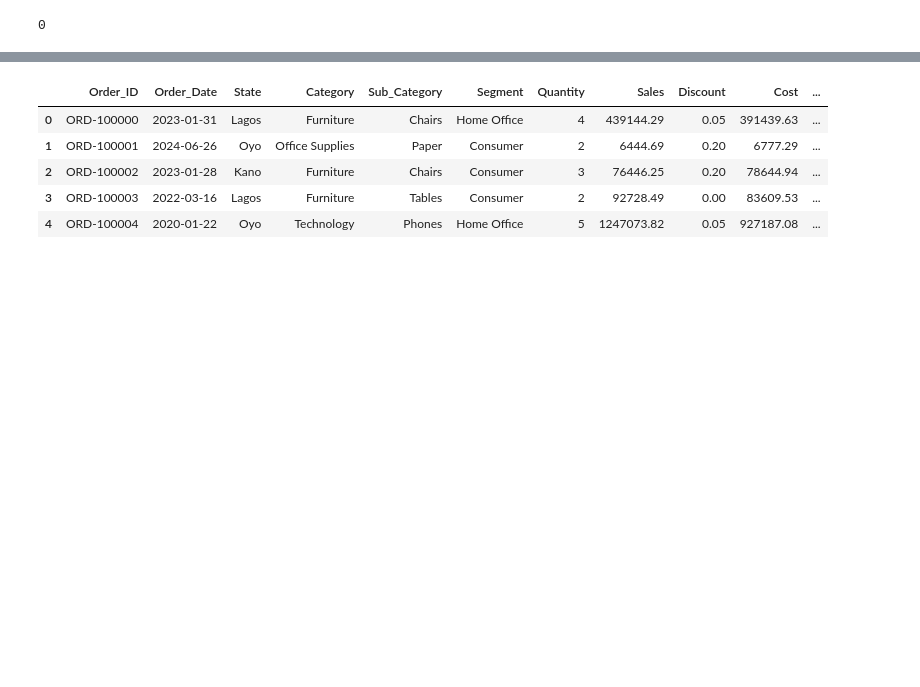
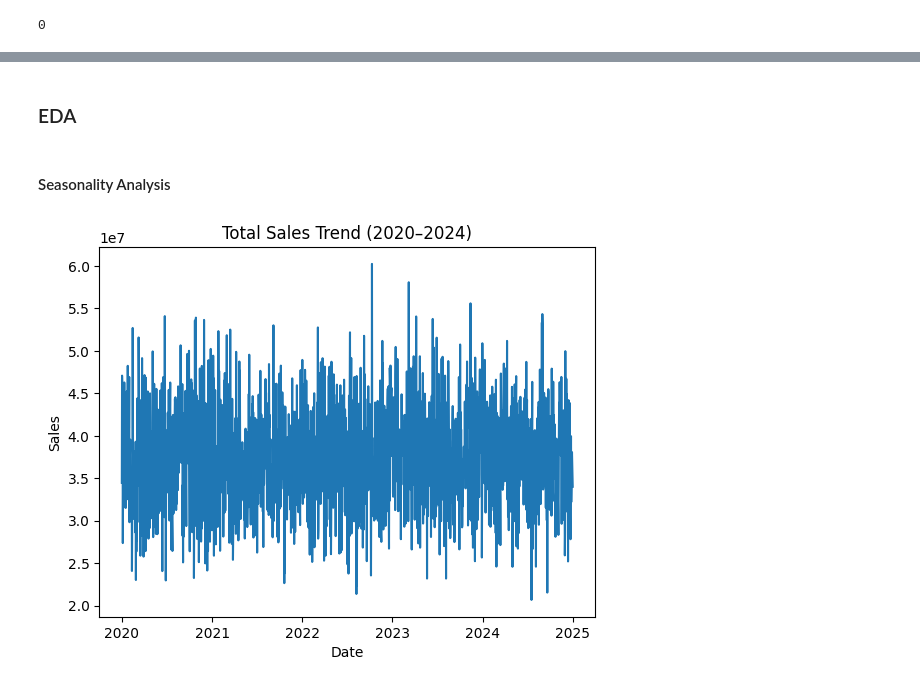
Before and after one commit to netebom/retail-sales-profitability-analysis-nigeria, a Jupyter notebook: notebook/Untitled.ipynb, the cells around one changed output, grey strips where cells are left out. Drawn from its saved outputs; the diff is of its cells as text; code cells hidden in the pictures; blank space fills up the shorter version.

Commit message:
Save changes to Readme, Jupyter notebook, and data files

```diff
--- a/notebook/Untitled.ipynb
+++ b/notebook/Untitled.ipynb
@@ -4,5 +112,18 @@ import pandas as pd
+# %%
+n_customers = 8000
+
+customers = pd.DataFrame({
+    "Customer_ID": [f"CUST-{i:05d}" for i in range(1, n_customers + 1)],
+    "State": np.random.choice(df["State"].unique(), n_customers),
+    "Segment": np.random.choice(df["Segment"].unique(), n_customers)
+})
+# %%
+df["Customer_ID"] = np.random.choice(
+    customers["Customer_ID"],
+    size=len(df)
+)
 # %%
-df = pd.read_csv("../dataset/raw/retail_sales_nigeria.csv")
+df.to_csv("retail_nigeria_synthetic.csv", index=False)
 df.head()
 # %% [output]
 |  | Order_ID | Order_Date | State | Category | Sub_Category | Segment | Quantity | Sales | Discount | Cost | ... |
@@ -15,0 +135,9 @@ df.head()
+# %%
+cols = ['Customer_ID'] + [c for c in df.columns if c != 'Customer_ID']
+df = df[cols]
+
+cols = [c for c in df.columns if c != 'Customer_ID'] + ['Customer_ID']
+df = df[cols]
+
+col = df.pop('Customer_ID')
+df.insert(0, 'Customer_ID', col)
@@ -312,11 +281,19 @@ df["Profit_Margin"] = df["Profit"] / df["Sales"]
-# %%
-df.to_csv("../dataset/raw/retail_sales_nigeria.csv", index=False)
-
-df.head()
-# %% [output]
-|  | Order_ID | Order_Date | State | Category | Sub_Category | Segment | Quantity | Sales | Discount | Cost | ... |
-| 0 | ORD-100000 | 2023-01-31 | Lagos | Furniture | Chairs | Home Office | 4 | 439144.29 | 0.05 | 391439.63 | ... |
-| 1 | ORD-100001 | 2024-06-26 | Oyo | Office Supplies | Paper | Consumer | 2 | 6444.69 | 0.20 | 6777.29 | ... |
-| 2 | ORD-100002 | 2023-01-28 | Kano | Furniture | Chairs | Consumer | 3 | 76446.25 | 0.20 | 78644.94 | ... |
-| 3 | ORD-100003 | 2022-03-16 | Lagos | Furniture | Tables | Consumer | 2 | 92728.49 | 0.00 | 83609.53 | ... |
-| 4 | ORD-100004 | 2020-01-22 | Oyo | Technology | Phones | Home Office | 5 | 1247073.82 | 0.05 | 927187.08 | ... |
+# %% [markdown]
+### EDA
+# %% [markdown]
+#### Seasonality Analysis
+# %%
+sales_trend = (
+    df.groupby("Order_Date")["Sales"]
+      .sum()
+      .reset_index()
+)
+
+plt.figure()
+plt.plot(sales_trend["Order_Date"], sales_trend["Sales"])
+plt.title("Total Sales Trend (2020–2024)")
+plt.xlabel("Date")
+plt.ylabel("Sales")
+plt.show()
+# %% [output]
+[figure, added]
```
Also changed, not shown: parts of 37 cells of this notebook, 4 other files.
